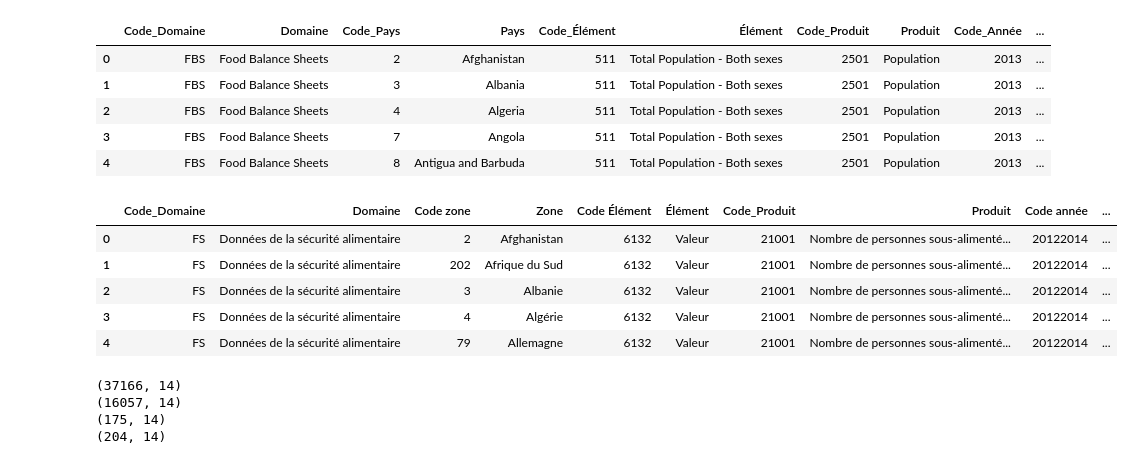
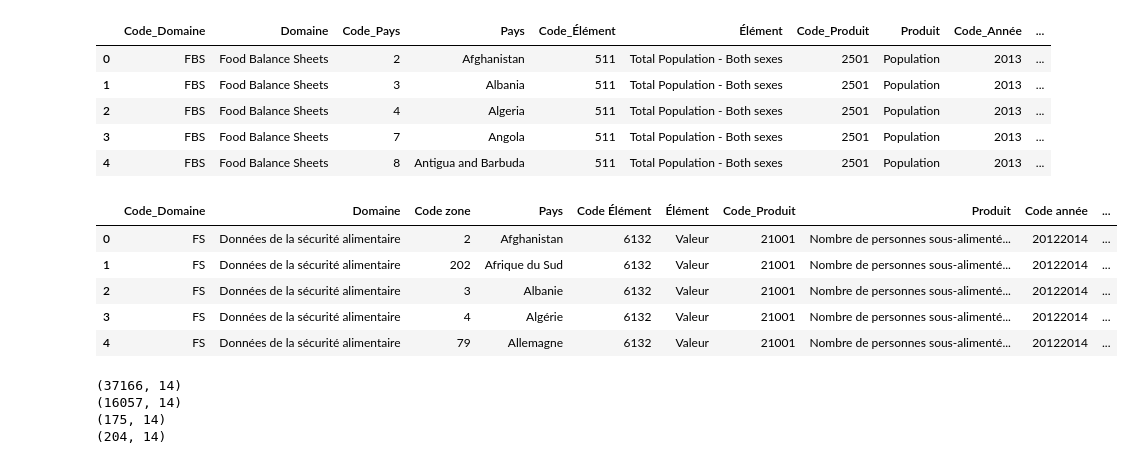
Before and after one commit to Lorenzo1208/Brief_fao, a Jupyter notebook: FAO.ipynb, the cells around one changed output. Saved outputs shown, nothing was run; the diff lists cells and outputs as text; code cells hidden in the pictures.

```diff
--- a/FAO.ipynb
+++ b/FAO.ipynb
@@ -47,10 +52,10 @@ population_df.head()
 | 4 | FBS | Food Balance Sheets | 8 | Antigua and Barbuda | 511 | Total Population - Both sexes | 2501 | Population | 2013 | ... |
 # %%
 sous_alimentation_df = pd.read_csv('https://raw.githubusercontent.com/Lorenzo1208/Brief_fao/main/FAOSTAT_2013_sous_alimentation.csv')
-sous_alimentation_df.rename(columns={'Code Domaine':'Code_Domaine', 'Code Pays': 'Code_Pays','Code Élément	':'Code_Élément', 'Code Produit': 'Code_Produit', 'Code Année':'Code_Année', 'Description du Symbole': 'Description_du_Symbole'}, inplace=True)
+sous_alimentation_df.rename(columns={'Code Domaine':'Code_Domaine','Zone':'Pays', 'Code Pays': 'Code_Pays','Code Élément	':'Code_Élément', 'Code Produit': 'Code_Produit', 'Code Année':'Code_Année', 'Description du Symbole': 'Description_du_Symbole'}, inplace=True)
 sous_alimentation_df.head()
 # %% [output]
-|  | Code_Domaine | Domaine | Code zone | Zone | Code Élément | Élément | Code_Produit | Produit | Code année | ... |
+|  | Code_Domaine | Domaine | Code zone | Pays | Code Élément | Élément | Code_Produit | Produit | Code année | ... |
 | 0 | FS | Données de la sécurité alimentaire | 2 | Afghanistan | 6132 | Valeur | 21001 | Nombre de personnes sous-alimenté... | 20122014 | ... |
 | 1 | FS | Données de la sécurité alimentaire | 202 | Afrique du Sud | 6132 | Valeur | 21001 | Nombre de personnes sous-alimenté... | 20122014 | ... |
 | 2 | FS | Données de la sécurité alimentaire | 3 | Albanie | 6132 | Valeur | 21001 | Nombre de personnes sous-alimenté... | 20122014 | ... |
```
Also changed, not shown: parts of 38 cells of this notebook.
